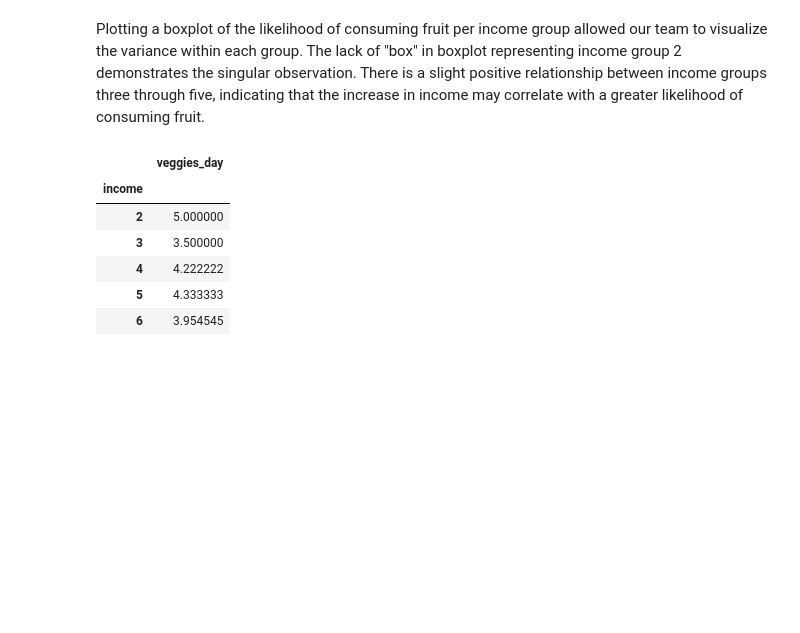
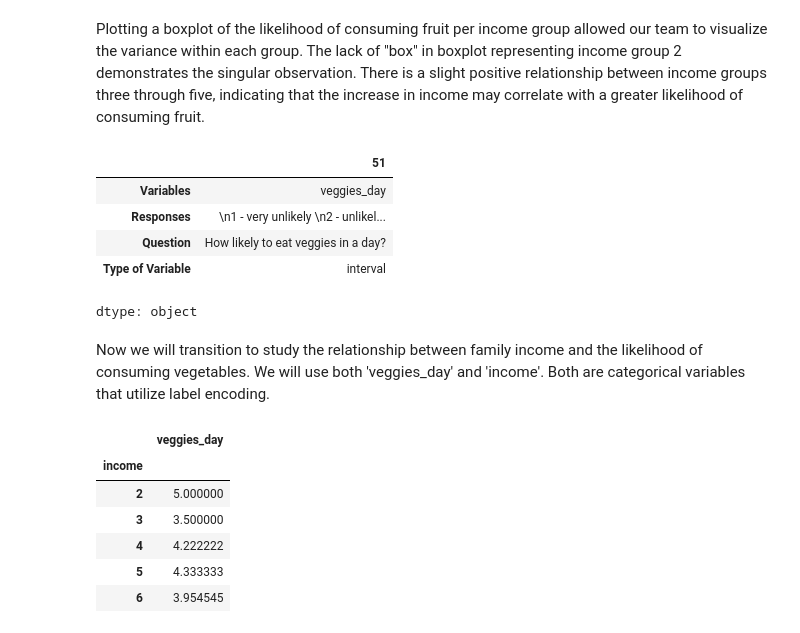
Before and after one commit to laur-park/dsci235-final-project, a Jupyter notebook: Diddi_Parker_Final_Project.ipynb, the cells around one changed output. Drawn from its saved outputs; the diff is of its cells as text; code cells hidden in the pictures; blank space fills up the shorter version.

```diff
--- a/Diddi_Parker_Final_Project.ipynb
+++ b/Diddi_Parker_Final_Project.ipynb
@@ -47,5 +54,5 @@ After examining the dataset, our team made sure to highlight and comment on whic
 # %%
-refer_to = pd.read_csv('codebook.csv')
+refer_to = pd.read_csv('codebook (1).csv')
 refer_to = refer_to.iloc[:55, :4]
 refer_to.head()
 # %% [output]
@@ -116,6 +123,22 @@ plt.legend(title="Income Groups")
 [figure]
 # %% [markdown]
 Plotting a boxplot of the likelihood of consuming fruit per income group allowed our team to visualize the variance within each group. The lack of "box" in boxplot representing income group 2 demonstrates the singular observation. There is a slight positive relationship between income groups three through five, indicating that the increase in income may correlate with a greater likelihood of consuming fruit.
+# %%
+display(refer_to.iloc[51, :])
+# 1 - very unlikely
+# 2 - unlikely
+# 3 - neutral
+# 4 - likely
+# 5 - very likely
+# %% [output]
+|  | 51 |
+| Variables | veggies_day |
+| Responses | \n1 - very unlikely \n2 - unlikel... |
+| Question | How likely to eat veggies in a day? |
+| Type of Variable | interval |
+dtype: object
+# %% [markdown]
+Now we will transition to study the relationship between family income and the likelihood of consuming vegetables. We will use both 'veggies_day' and 'income'. Both are categorical variables that utilize label encoding.
 # %%
 data1.groupby('income')[['veggies_day']].mean()
 # %% [output]
```
Also changed, not shown: parts of 35 cells of this notebook.
